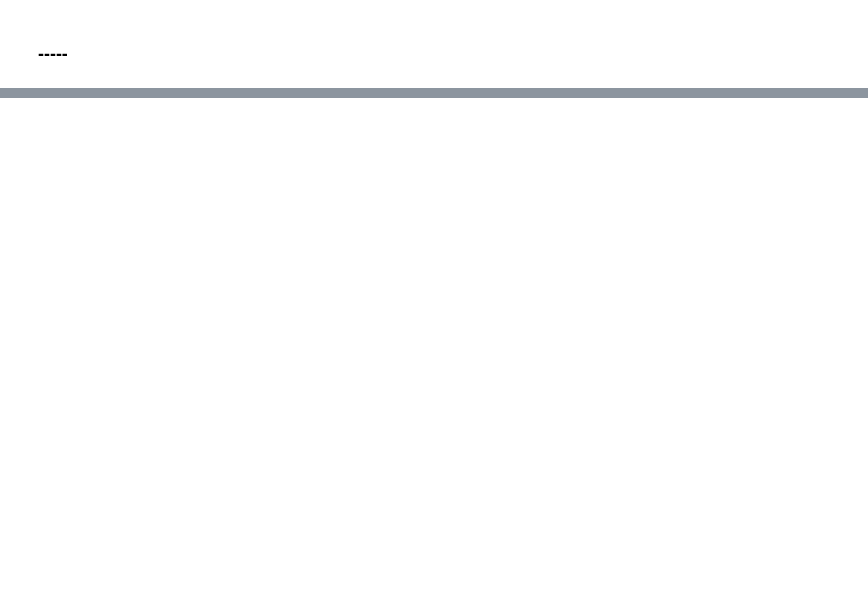
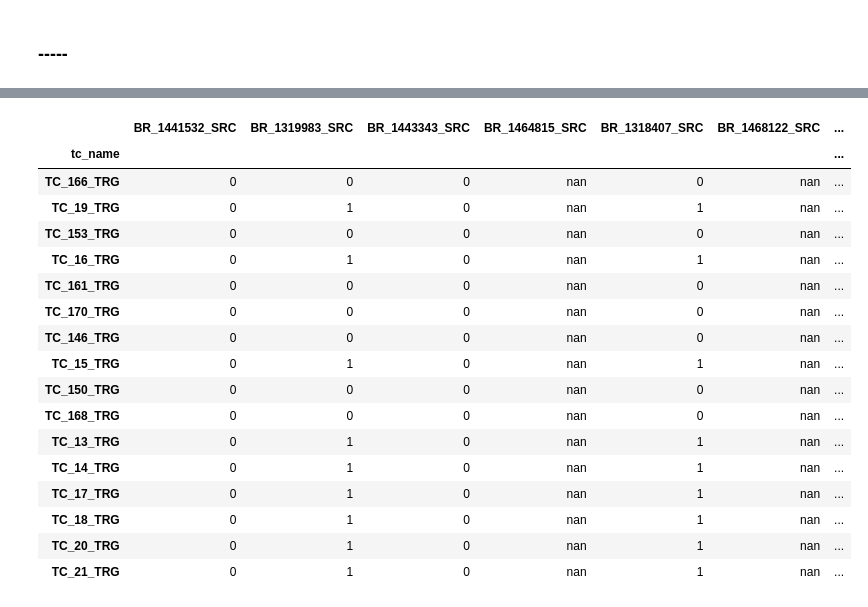
Before and after one commit to Pointpt/trace-link-recovery-study, a Jupyter notebook: scripts/input_proc_fx_v2.ipynb, the cells around one changed output, grey strips where cells are left out. Cells and saved outputs as stored; diff of their text form; code cells hidden in the pictures; blank space fills up the shorter version.

Commit message:
finding and fixing bugs on oracle creation

```diff
--- a/scripts/input_proc_fx_v2.ipynb
+++ b/scripts/input_proc_fx_v2.ipynb
@@ -213,0 +308,5 @@ ck_df.to_csv('../data/mozilla_firefox_v2/firefoxDataset/docs_english/TD_2_FVersi
+# %%
+oracle = pd.read_csv('../data/mozilla_firefox_v2/firefoxDataset/oracle/output/trace_matrix_final.csv')
+oracle.set_index('tc_name', inplace=True, drop=True)
+
+print(oracle.shape)
@@ -213,0 +315,3 @@ ck_df.to_csv('../data/mozilla_firefox_v2/firefoxDataset/docs_english/TD_2_FVersi
+# %%
+bugreports_subset_df = bugreports[(bugreports.Version == '50 Branch') | (bugreports.Version == '60 Branch')].sample(15, random_state=42)
+bugreports_subset_df[bugreports_subset_df.Version == '50 Branch'].loc[:, ['Bug_Number','Version']].head(100)
@@ -213,0 +326,10 @@ ck_df.to_csv('../data/mozilla_firefox_v2/firefoxDataset/docs_english/TD_2_FVersi
+# %%
+testcases_subset_df = testcases[(testcases.TestDay.str.contains('20161014')) | (testcases.TestDay.str.contains('20161028'))].sample(10, random_state=1000)
+
+selected_testcases = ['TC_{}_TRG'.format(tc_num) for tc_num in [13,14,15,16,17,18,19,20,21]]  # should link with 50 Branch
+aux_tc = testcases[testcases.tc_name.isin(selected_testcases)]
+
+tc_subset_df = testcases_subset_df.append(aux_tc)
+tc_subset_df.drop_duplicates(inplace=True)
+
+tc_subset_df[tc_subset_df.TestDay.str.contains('20161014')].loc[:,['TC_Number','TestDay']].head(100)
@@ -213,0 +347,8 @@ ck_df.to_csv('../data/mozilla_firefox_v2/firefoxDataset/docs_english/TD_2_FVersi
+# %%
+testcases_names_subset = tc_subset_df.tc_name
+bug_reports_names_subset = bugreports_subset_df.br_name
+orc_subset_df = oracle.loc[testcases_names_subset, bug_reports_names_subset]
+
+print('TestCases Subset Shape: {}'.format(tc_subset_df.shape))
+print('BugReports Subset Shape: {}'.format(bugreports_subset_df.shape))
+print('Oracle Subset Shape: {}'.format(orc_subset_df.shape))
@@ -213,0 +365,21 @@ ck_df.to_csv('../data/mozilla_firefox_v2/firefoxDataset/docs_english/TD_2_FVersi
+# %%
+aux_functions.highlight_df(orc_subset_df)
+# %% [output]
+|  | BR_1441532_SRC | BR_1319983_SRC | BR_1443343_SRC | BR_1464815_SRC | BR_1318407_SRC | BR_1468122_SRC | ... |
+| tc_name |  |  |  |  |  |  | ... |
+| TC_166_TRG | 0 | 0 | 0 | nan | 0 | nan | ... |
+| TC_19_TRG | 0 | 1 | 0 | nan | 1 | nan | ... |
+| TC_153_TRG | 0 | 0 | 0 | nan | 0 | nan | ... |
+| TC_16_TRG | 0 | 1 | 0 | nan | 1 | nan | ... |
+| TC_161_TRG | 0 | 0 | 0 | nan | 0 | nan | ... |
+| TC_170_TRG | 0 | 0 | 0 | nan | 0 | nan | ... |
+| TC_146_TRG | 0 | 0 | 0 | nan | 0 | nan | ... |
+| TC_15_TRG | 0 | 1 | 0 | nan | 1 | nan | ... |
+| TC_150_TRG | 0 | 0 | 0 | nan | 0 | nan | ... |
+| TC_168_TRG | 0 | 0 | 0 | nan | 0 | nan | ... |
+| TC_13_TRG | 0 | 1 | 0 | nan | 1 | nan | ... |
+| TC_14_TRG | 0 | 1 | 0 | nan | 1 | nan | ... |
+| TC_17_TRG | 0 | 1 | 0 | nan | 1 | nan | ... |
+| TC_18_TRG | 0 | 1 | 0 | nan | 1 | nan | ... |
+| TC_20_TRG | 0 | 1 | 0 | nan | 1 | nan | ... |
+| TC_21_TRG | 0 | 1 | 0 | nan | 1 | nan | ... |
```
Also changed, not shown: parts of 31 cells of this notebook, 5 other files.
